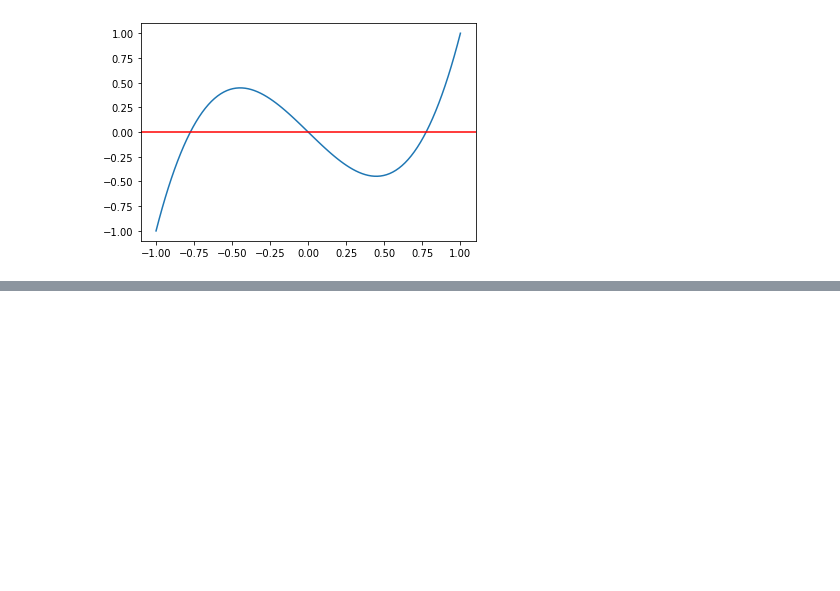
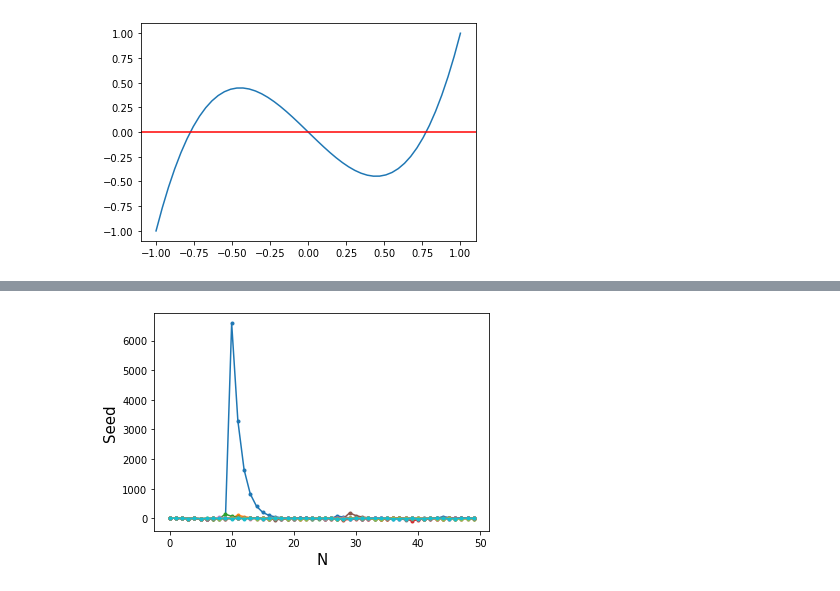
Before and after one commit to oli300ver/MetodosComputacionales202320, a Jupyter notebook: Week3/NewtonRaphson.ipynb, the cells around one changed output, grey strips where cells are left out. Cells and saved outputs as stored; diff of their text form; code cells hidden in the pictures; blank space fills up the shorter version.

```diff
--- a/Week3/NewtonRaphson.ipynb
+++ b/Week3/NewtonRaphson.ipynb
@@ -62,6 +68,6 @@ def GetAllRoots(x, tolerancia=8):
 
     return Roots
 # %%
-x = np.linspace(-1,1,10)
+x = np.linspace(-1.,1.,20)
 Roots = GetAllRoots(x)
 # %%
@@ -70,0 +82,22 @@ array([-0.77459667,  0.        ,  0.77459667])
+# %%
+def GetNewtonMethod1(f,df,xn,N=20): # Numero de terminos de la sucesión
+
+    S = np.zeros(N)
+    S[0] = xn
+
+    for i in range(1,N):
+        S[i] = S[i-1] - f(S[i-1])/df( f, S[i-1] )
+
+    return S
+# %%
+def TestF(x):
+    return x**2 + 9
+# %%
+Ns = 10 # Numero puntos de inicio de la sucesión
+Nc = 50 # Numero de iteraciones del método
+
+Sources = np.linspace(10.,10.5,Ns)
+Secuencias = np.zeros((Nc,Ns))
+
+for i in range(Ns):
+    Secuencias[:,i] =  GetNewtonMethod1(TestF,Derivative,Sources[i],Nc)
@@ -70,0 +120,7 @@ array([-0.77459667,  0.        ,  0.77459667])
+# %%
+plt.plot(Secuencias,'.-')
+plt.xlabel('N',fontsize=15)
+plt.ylabel('Seed',fontsize=15)
+plt.show()
+# %% [output]
+[figure, added]
```
Also changed, not shown: parts of 8 cells of this notebook.
